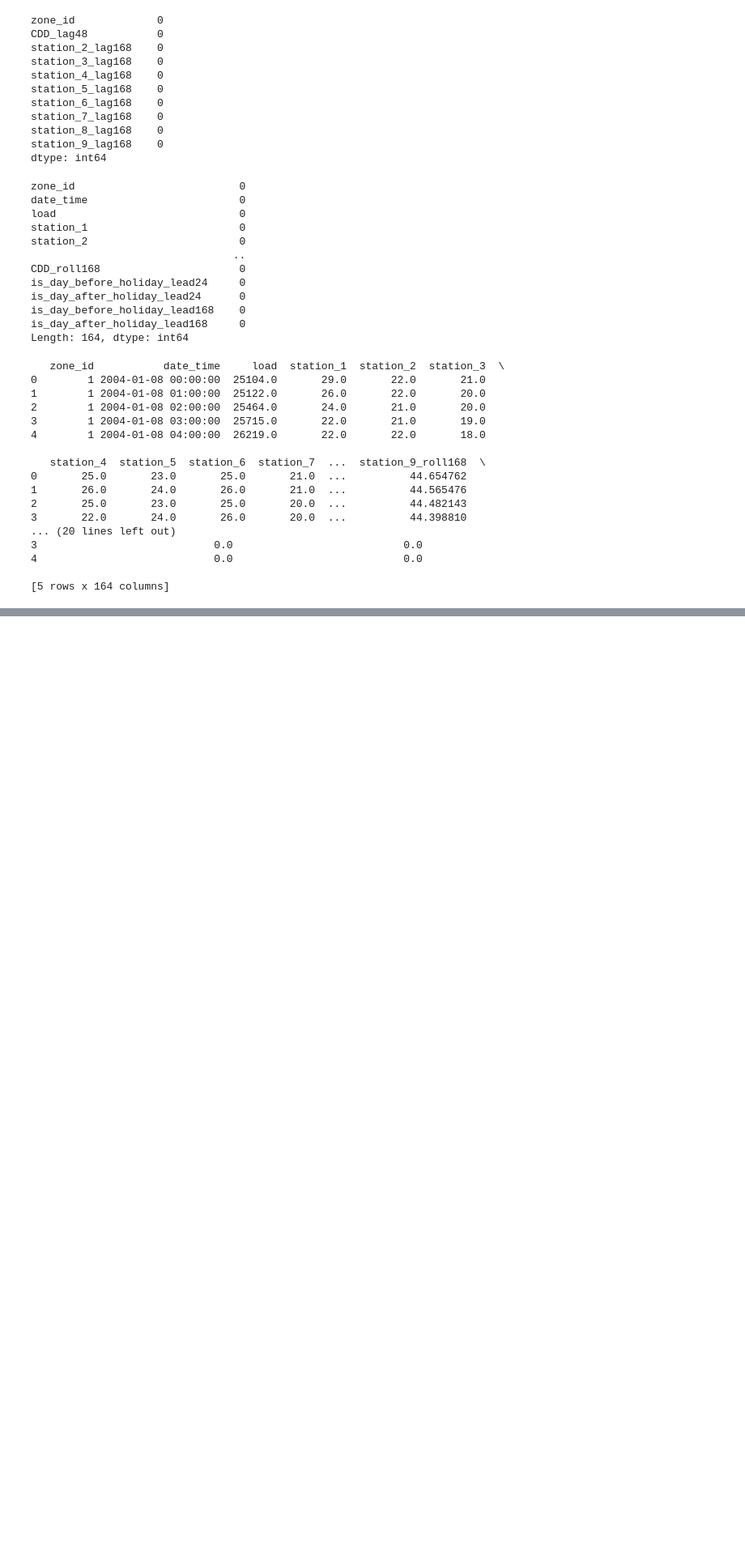
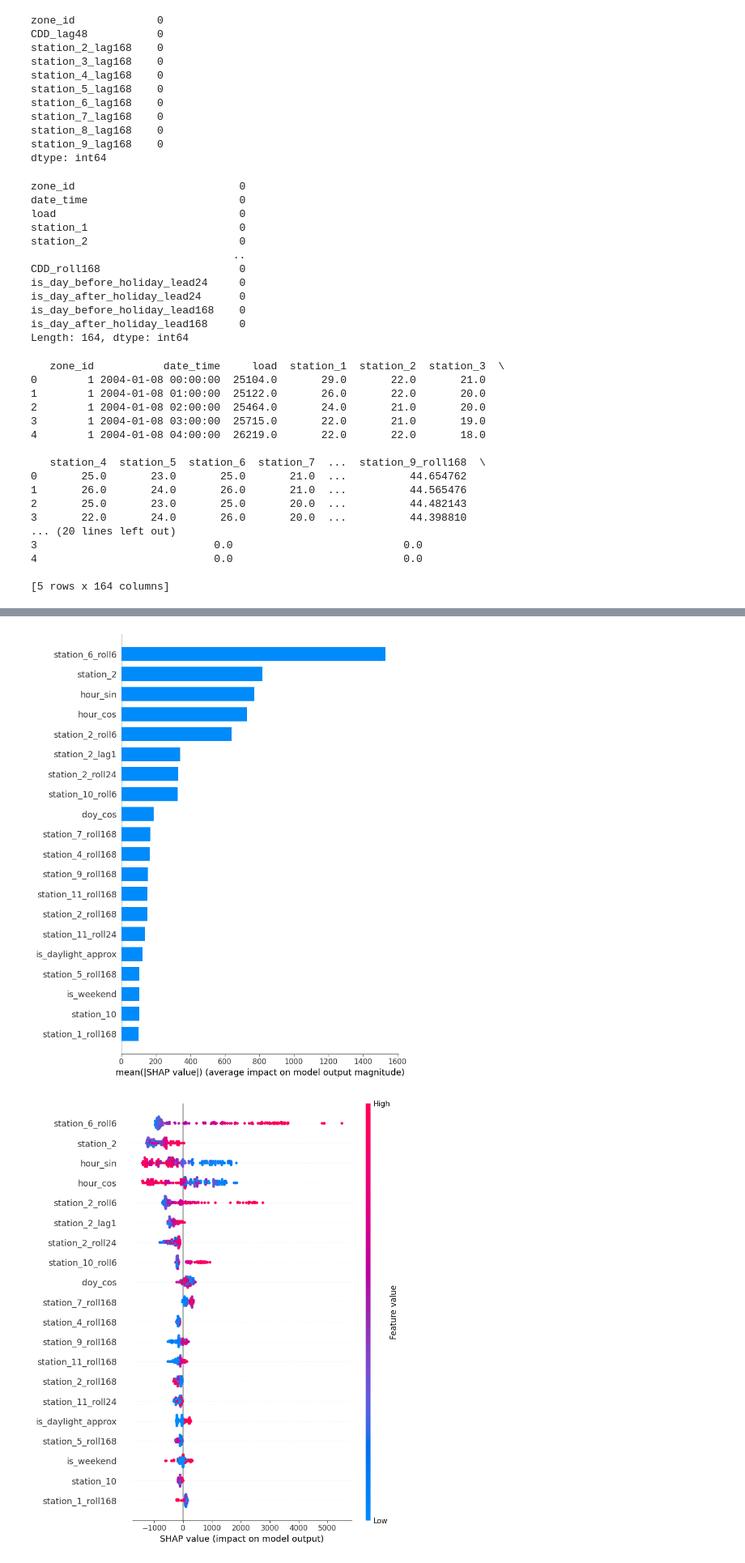
Before and after one commit to Mesh-AI/explainable_ai, a Jupyter notebook: code/testing.ipynb, the cells around one changed output, grey strips where cells are left out. Shown at 81% size. Cells and saved outputs as stored; diff of their text form; code cells hidden in the pictures; blank space fills up the shorter version.

```diff
--- a/code/testing.ipynb
+++ b/code/testing.ipynb
@@ -987,0 +1044,63 @@ print(metrics_table.head(10))
+# %%
+# === SHAP on your XGBoost forecaster ===
+
+# 1) Choose the slice you want to explain (use test/holdout to avoid leakage)
+X_shap = X_test.copy()
+
+# (Optional) Sample for speed if the set is huge
+MAX_EXPLAIN = 8000
+if len(X_shap) > MAX_EXPLAIN:
+    X_shap = X_shap.sample(MAX_EXPLAIN, random_state=42).sort_index()
+
+# 2) Build the explainer (TreeExplainer is optimized for XGBoost)
+explainer = shap.TreeExplainer(xgb)
+
+# Handle SHAP API differences across versions
+try:
+    sv = explainer(X_shap)          # shap>=0.40 → returns Explanation
+    shap_values = sv.values
+except Exception:
+    shap_values = explainer.shap_values(X_shap)   # older shap
+    sv = None
+
+# 3) Global feature importance (mean |SHAP|)
+shap.summary_plot(shap_values, X_shap, plot_type="bar", show=True)
+
+# 4) Beeswarm: distribution of impacts per feature
+shap.summary_plot(shap_values, X_shap, show=True)
+
+# 5) Targeted dependence plots for key drivers
+# pick a few likely-important features that exist in your frame
+candidates = [
+    # temperature/rolls/lags
+    "temp_mean", "temp_mean_roll6", "temp_mean_lag48",
+    "CDD", "HDD", "CDD_roll168",
+    # station temps
+    "station_2", "station_2_roll6", "station_2_lag1",
+    "station_6_roll6", "station_10_roll6",
+    # calendar cycles
+    "hour_sin", "hour_cos", "doy_sin", "doy_cos",
+    "is_daylight_approx", "is_holiday"
+]
+feat_list = [c for c in candidates if c in X_shap.columns]
+
+# (nice interaction pairs for cyclic encodings)
+def _pair(f):
+    if f == "hour_sin" and "hour_cos" in X_shap.columns: return "hour_cos"
+    if f == "hour_cos" and "hour_sin" in X_shap.columns: return "hour_sin"
+    if f == "doy_sin"  and "doy_cos"  in X_shap.columns: return "doy_cos"
+    if f == "doy_cos"  and "doy_sin"  in X_shap.columns: return "doy_sin"
+    return "auto"
+
+for f in feat_list[:10]:  # keep it concise
+    try:
+        shap.dependence_plot(
+            f, shap_values, X_shap,
+            interaction_index=_pair(f),
+            show=True
+        )
+    except Exception as e:
+        print(f"[warn] dependence plot for {f} skipped: {e}")
+# %% [output]
+[figure, added]
+[figure, added]
```
Also changed, not shown: parts of 10 cells of this notebook, 2 other files.
